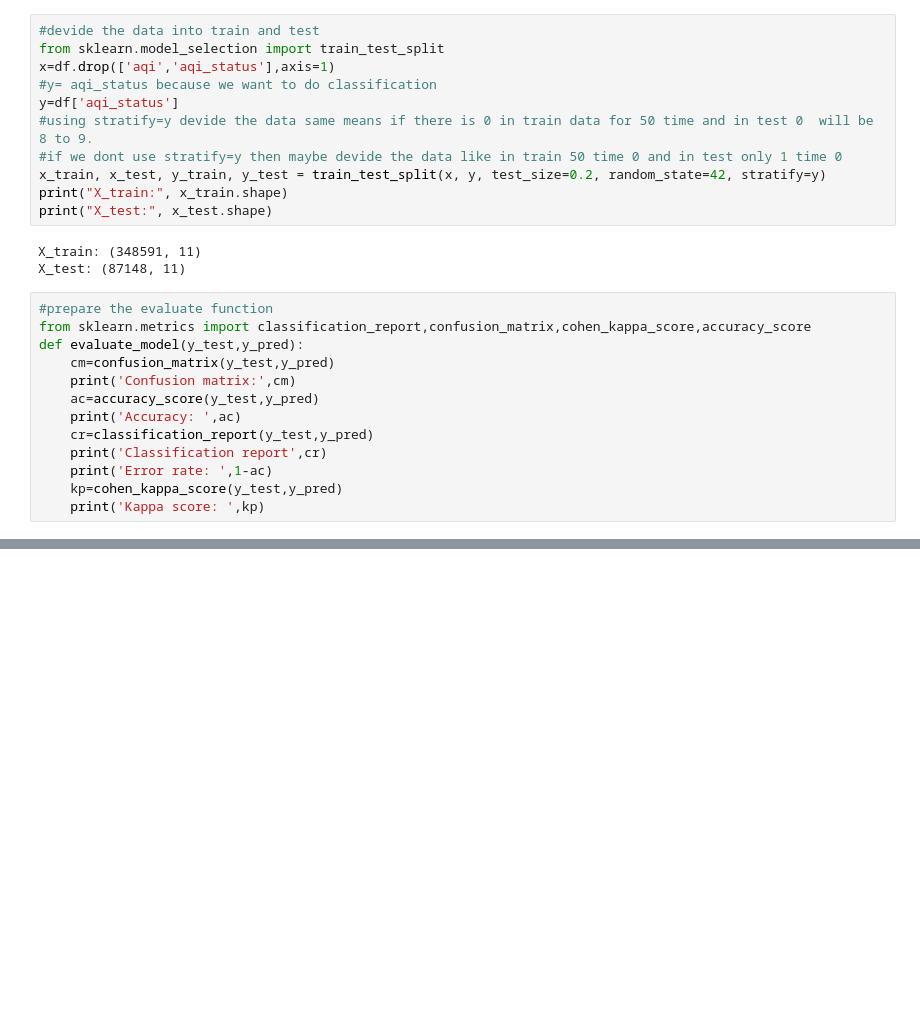
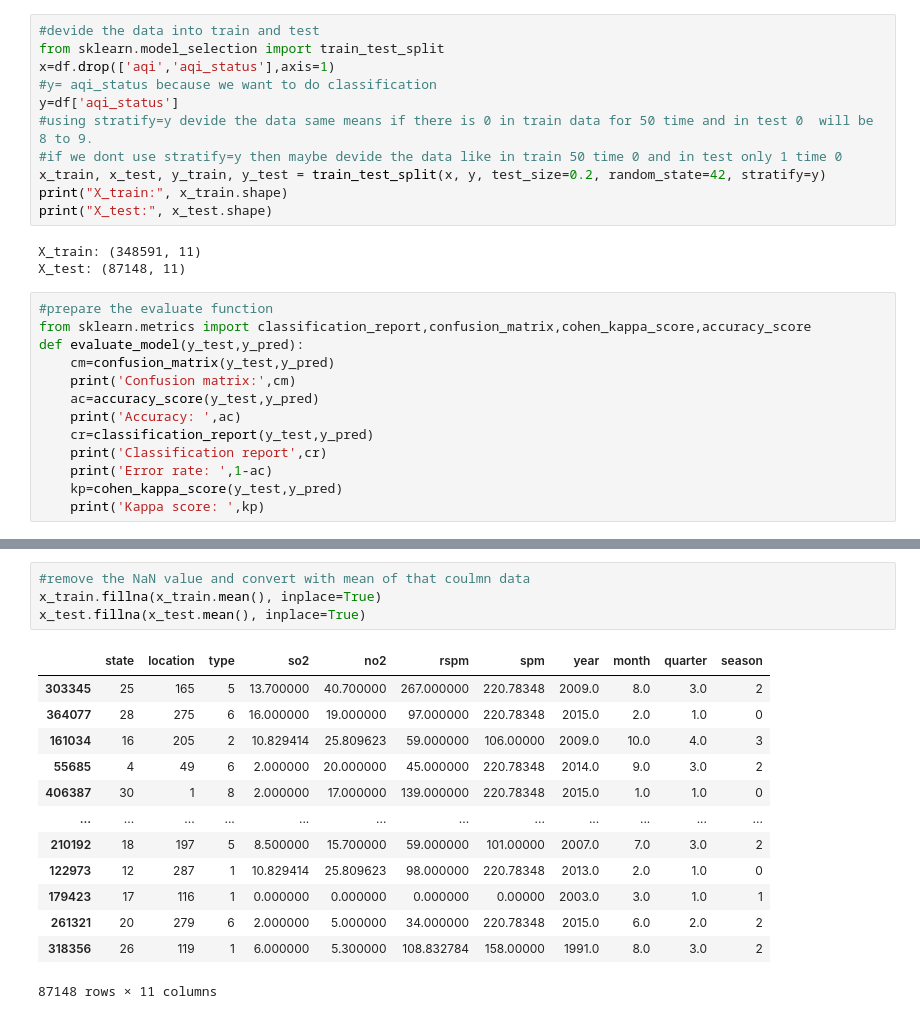
Before and after one commit to Jay2004mistry/aqi_predict_ml, a Jupyter notebook: aqi.ipynb, the cells around one changed output, grey strips where cells are left out. Cells and saved outputs as stored; diff of their text form; blank space fills up the shorter version.

```diff
--- a/aqi.ipynb
+++ b/aqi.ipynb
@@ -218,0 +230,18 @@ def evaluate_model(y_test,y_pred):
+# %%
+#remove the NaN value and convert with mean of that coulmn data
+x_train.fillna(x_train.mean(), inplace=True)
+x_test.fillna(x_test.mean(), inplace=True)
+# %% [output]
+|  | state | location | type | so2 | no2 | rspm | spm | year | month | quarter | season |
+| 303345 | 25 | 165 | 5 | 13.700000 | 40.700000 | 267.000000 | 220.78348 | 2009.0 | 8.0 | 3.0 | 2 |
+| 364077 | 28 | 275 | 6 | 16.000000 | 19.000000 | 97.000000 | 220.78348 | 2015.0 | 2.0 | 1.0 | 0 |
+| 161034 | 16 | 205 | 2 | 10.829414 | 25.809623 | 59.000000 | 106.00000 | 2009.0 | 10.0 | 4.0 | 3 |
+| 55685 | 4 | 49 | 6 | 2.000000 | 20.000000 | 45.000000 | 220.78348 | 2014.0 | 9.0 | 3.0 | 2 |
+| 406387 | 30 | 1 | 8 | 2.000000 | 17.000000 | 139.000000 | 220.78348 | 2015.0 | 1.0 | 1.0 | 0 |
+| ... | ... | ... | ... | ... | ... | ... | ... | ... | ... | ... | ... |
+| 210192 | 18 | 197 | 5 | 8.500000 | 15.700000 | 59.000000 | 101.00000 | 2007.0 | 7.0 | 3.0 | 2 |
+| 122973 | 12 | 287 | 1 | 10.829414 | 25.809623 | 98.000000 | 220.78348 | 2013.0 | 2.0 | 1.0 | 0 |
+| 179423 | 17 | 116 | 1 | 0.000000 | 0.000000 | 0.000000 | 0.00000 | 2003.0 | 3.0 | 1.0 | 1 |
+| 261321 | 20 | 279 | 6 | 2.000000 | 5.000000 | 34.000000 | 220.78348 | 2015.0 | 6.0 | 2.0 | 2 |
+| 318356 | 26 | 119 | 1 | 6.000000 | 5.300000 | 108.832784 | 158.00000 | 1991.0 | 8.0 | 3.0 | 2 |
+87148 rows × 11 columns
```
Also changed, not shown: parts of 10 cells of this notebook, 1 other file.
